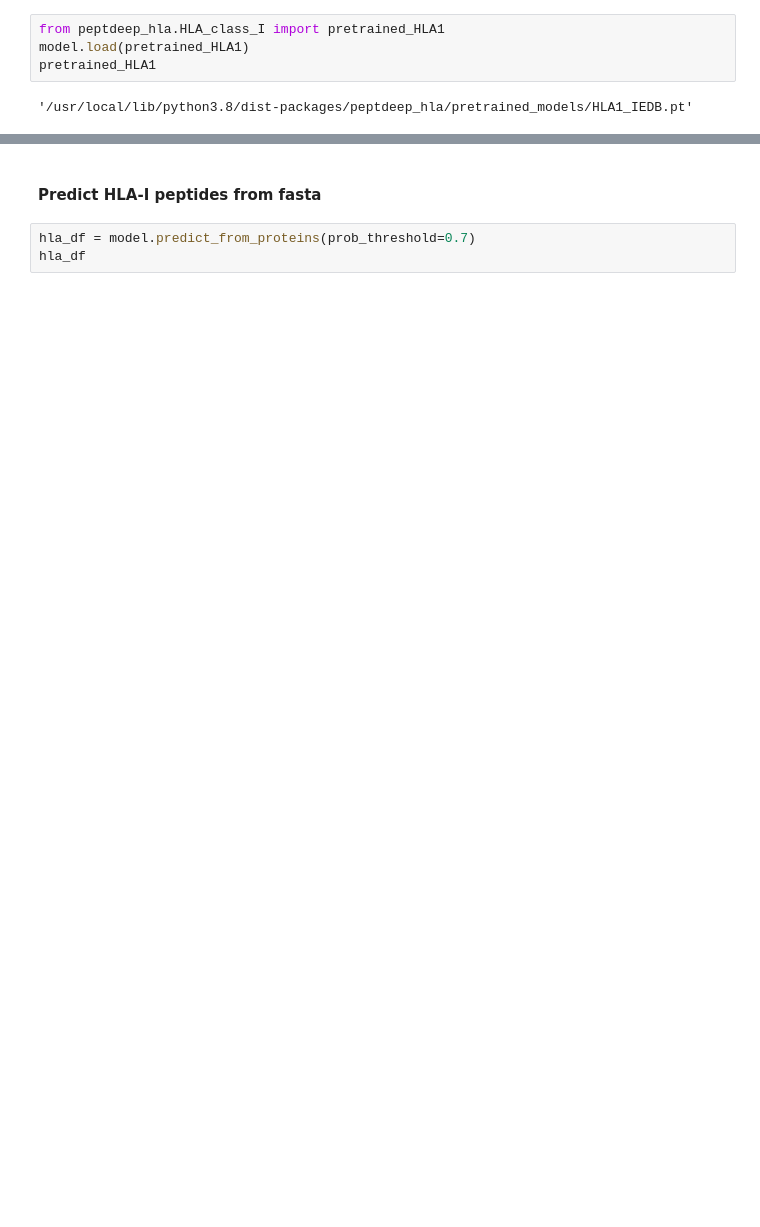
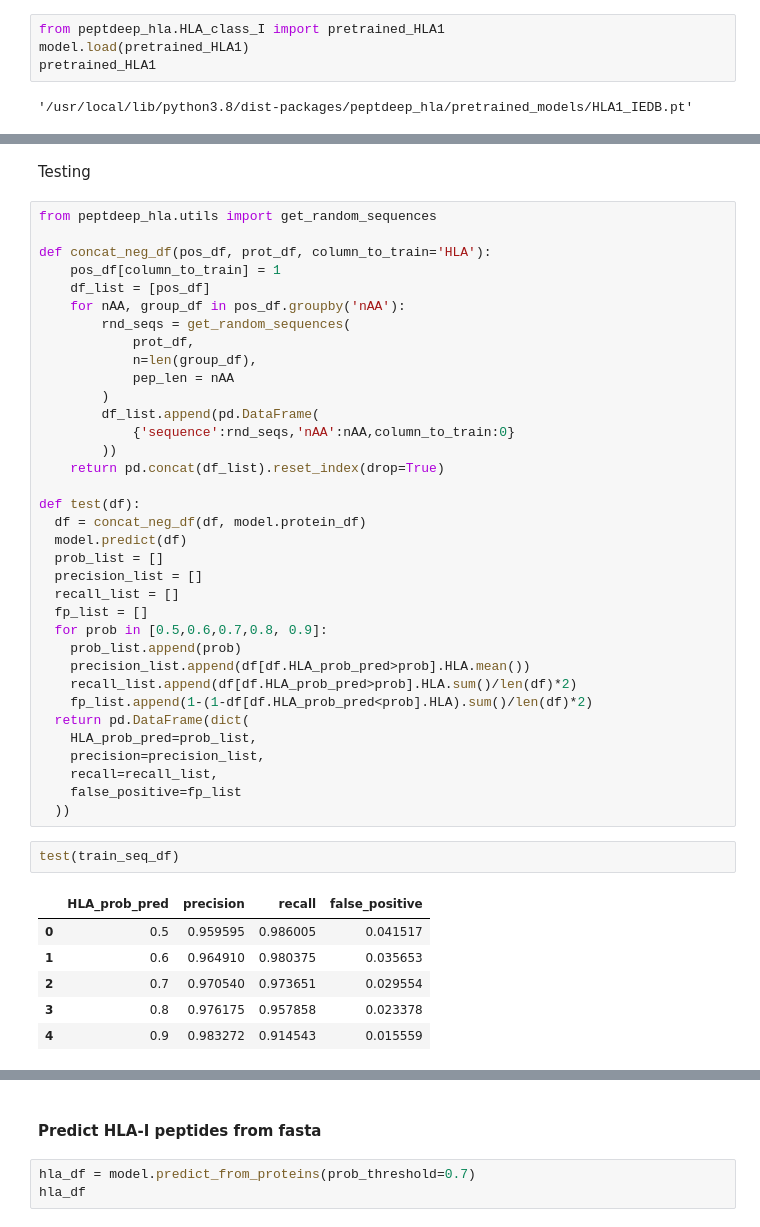
Before and after one commit to MannLabs/PeptDeep-HLA, a Jupyter notebook: nbs/HLA1_transfer.ipynb, the cells around one changed output, grey strips where cells are left out. Drawn from its saved outputs; the diff is of its cells as text; blank space fills up the shorter version.

```diff
--- a/nbs/HLA1_transfer.ipynb
+++ b/nbs/HLA1_transfer.ipynb
@@ -115,0 +134,46 @@ model.train(
+# %% [markdown]
+Testing
+# %%
+from peptdeep_hla.utils import get_random_sequences
+
+def concat_neg_df(pos_df, prot_df, column_to_train='HLA'):
+    pos_df[column_to_train] = 1
+    df_list = [pos_df]
+    for nAA, group_df in pos_df.groupby('nAA'):
+        rnd_seqs = get_random_sequences(
+            prot_df,
+            n=len(group_df),
+            pep_len = nAA
+        )
+        df_list.append(pd.DataFrame(
+            {'sequence':rnd_seqs,'nAA':nAA,column_to_train:0}
+        ))
+    return pd.concat(df_list).reset_index(drop=True)
+
+def test(df):
+  df = concat_neg_df(df, model.protein_df)
+  model.predict(df)
+  prob_list = []
+  precision_list = []
+  recall_list = []
+  fp_list = []
+  for prob in [0.5,0.6,0.7,0.8, 0.9]:
+    prob_list.append(prob)
+    precision_list.append(df[df.HLA_prob_pred>prob].HLA.mean())
+    recall_list.append(df[df.HLA_prob_pred>prob].HLA.sum()/len(df)*2)
+    fp_list.append(1-(1-df[df.HLA_prob_pred<prob].HLA).sum()/len(df)*2)
+  return pd.DataFrame(dict(
+    HLA_prob_pred=prob_list,
+    precision=precision_list,
+    recall=recall_list,
+    false_positive=fp_list
+  ))
+# %%
+test(train_seq_df)
+# %% [output]
+|  | HLA_prob_pred | precision | recall | false_positive |
+| 0 | 0.5 | 0.959595 | 0.986005 | 0.041517 |
+| 1 | 0.6 | 0.964910 | 0.980375 | 0.035653 |
+| 2 | 0.7 | 0.970540 | 0.973651 | 0.029554 |
+| 3 | 0.8 | 0.976175 | 0.957858 | 0.023378 |
+| 4 | 0.9 | 0.983272 | 0.914543 | 0.015559 |
```
Also changed, not shown: parts of 17 cells of this notebook.
